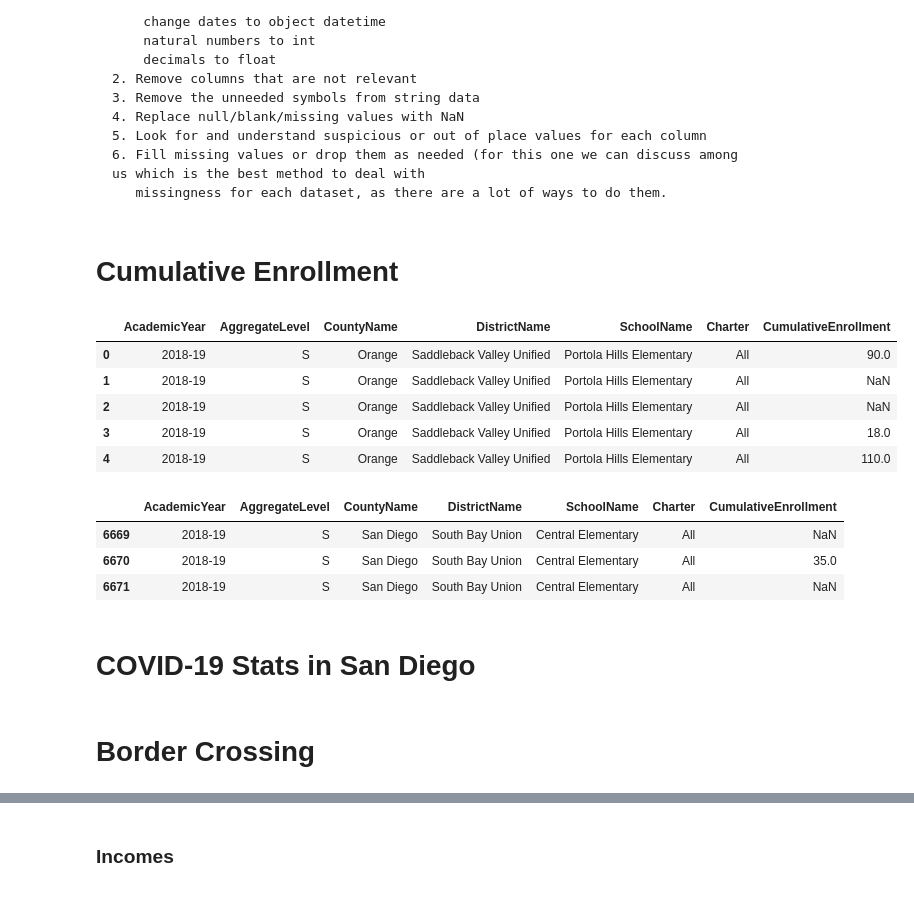
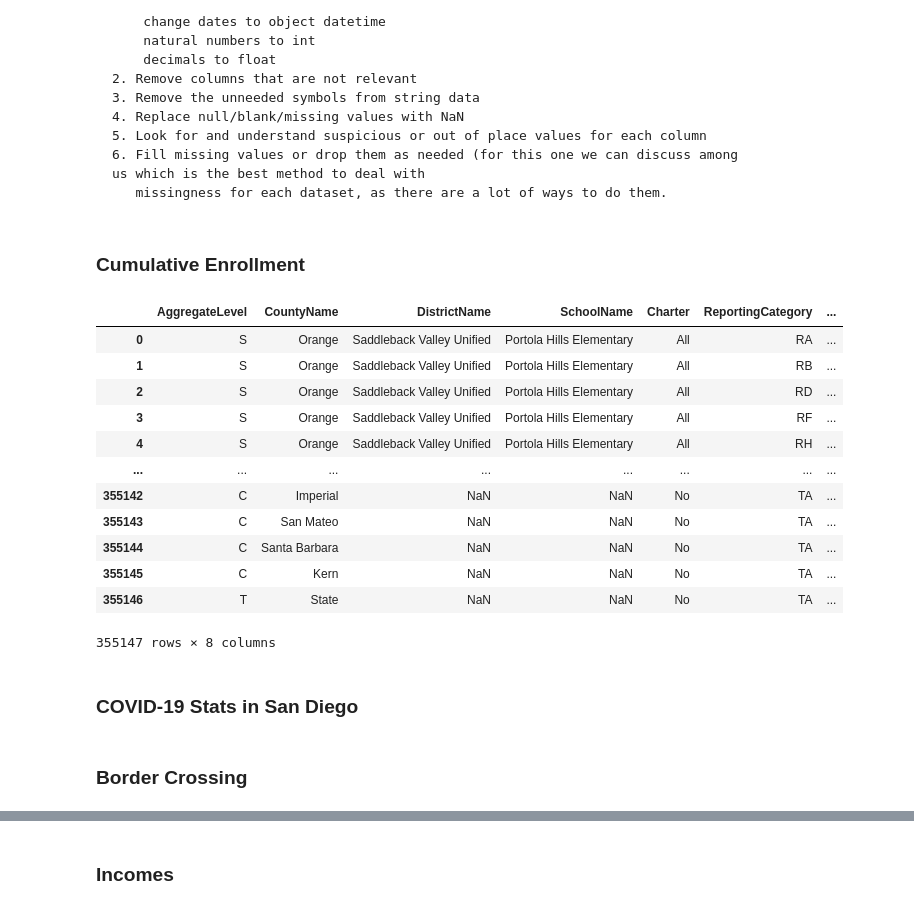
Before and after one commit to renaldyh27/COVID-Cool-for-School, a Jupyter notebook: Everything Cleaned.ipynb, the cells around one changed output, grey strips where cells are left out. Saved outputs shown, nothing was run; the diff lists cells and outputs as text; code cells hidden in the pictures.

Commit message:
added current cleaned

```diff
--- a/Everything Cleaned.ipynb
+++ b/Everything Cleaned.ipynb
@@ -52,36 +58,36 @@ stats_sd = pd.read_csv(stats_sd_path, low_memory=False)
     6. Fill missing values or drop them as needed (for this one we can discuss among us which is the best method to deal with
        missingness for each dataset, as there are a lot of ways to do them.
 # %% [markdown]
-# Cumulative Enrollment
+### Cumulative Enrollment
 # %%
 #Removed insignificant columns
 #Changed all * values (missing for student privacy) to NaN, rest of CumulativeEnrollment to float.
-cumulative_clean = cumulative_enrollment.drop(["CountyCode", "DistrictCode", "SchoolCode", "ReportingCategory"], axis=1) #Dropped codes
+cumulative_clean = cumulative_enrollment.drop(["AcademicYear", "CountyCode", "DistrictCode", "SchoolCode"], axis=1) #Dropped codes
 cumulative_clean["CumulativeEnrollment"] = pd.to_numeric(cumulative_clean["CumulativeEnrollment"], errors='coerce')
+# %%
+cumulative_clean["School, District"] = cumulative_clean["SchoolName"] + ", " + cumulative_clean["DistrictName"]
 # %%
-cumulative_clean.head(5)
+cumulative_clean
 # %% [output]
-|  | AcademicYear | AggregateLevel | CountyName | DistrictName | SchoolName | Charter | CumulativeEnrollment |
-| 0 | 2018-19 | S | Orange | Saddleback Valley Unified | Portola Hills Elementary | All | 90.0 |
-| 1 | 2018-19 | S | Orange | Saddleback Valley Unified | Portola Hills Elementary | All | NaN |
-| 2 | 2018-19 | S | Orange | Saddleback Valley Unified | Portola Hills Elementary | All | NaN |
-| 3 | 2018-19 | S | Orange | Saddleback Valley Unified | Portola Hills Elementary | All | 18.0 |
-| 4 | 2018-19 | S | Orange | Saddleback Valley Unified | Portola Hills Elementary | All | 110.0 |
+|  | AggregateLevel | CountyName | DistrictName | SchoolName | Charter | ReportingCategory | ... |
+| 0 | S | Orange | Saddleback Valley Unified | Portola Hills Elementary | All | RA | ... |
+| 1 | S | Orange | Saddleback Valley Unified | Portola Hills Elementary | All | RB | ... |
+| 2 | S | Orange | Saddleback Valley Unified | Portola Hills Elementary | All | RD | ... |
+| 3 | S | Orange | Saddleback Valley Unified | Portola Hills Elementary | All | RF | ... |
+| 4 | S | Orange | Saddleback Valley Unified | Portola Hills Elementary | All | RH | ... |
+| ... | ... | ... | ... | ... | ... | ... | ... |
+| 355142 | C | Imperial | NaN | NaN | No | TA | ... |
+| 355143 | C | San Mateo | NaN | NaN | No | TA | ... |
+| 355144 | C | Santa Barbara | NaN | NaN | No | TA | ... |
+| 355145 | C | Kern | NaN | NaN | No | TA | ... |
+| 355146 | T | State | NaN | NaN | No | TA | ... |
+355147 rows × 8 columns
-# %%
-j = cumulative_clean[cumulative_clean['SchoolName'] == 'Central Elementary']
-j[j['CountyName'] == 'San Diego'].head(3)
-cumulat
-# %% [output]
-|  | AcademicYear | AggregateLevel | CountyName | DistrictName | SchoolName | Charter | CumulativeEnrollment |
-| 6669 | 2018-19 | S | San Diego | South Bay Union | Central Elementary | All | NaN |
-| 6670 | 2018-19 | S | San Diego | South Bay Union | Central Elementary | All | 35.0 |
-| 6671 | 2018-19 | S | San Diego | South Bay Union | Central Elementary | All | NaN |
 # %% [markdown]
-# COVID-19 Stats in San Diego
+### COVID-19 Stats in San Diego
 # %%
 stats_sd["date"] = pd.to_datetime(stats_sd["date"])
 # %% [markdown]
-# Border Crossing
+### Border Crossing
 # %%
 months = ["January", "February", "March", "April", "May", "June", "July"]
 border = pd.read_csv("Datasets/border_crossings.csv")
```
Also changed, not shown: parts of 55 cells of this notebook.
